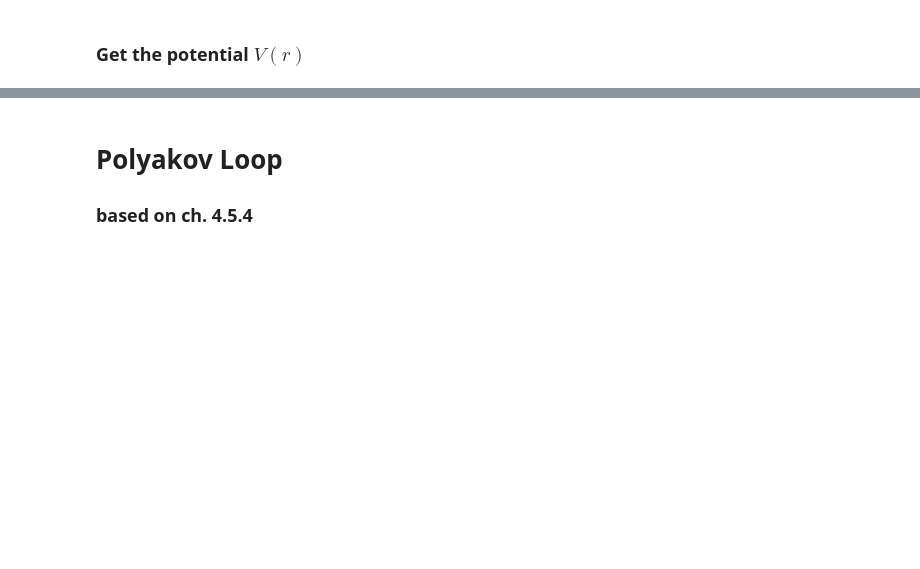
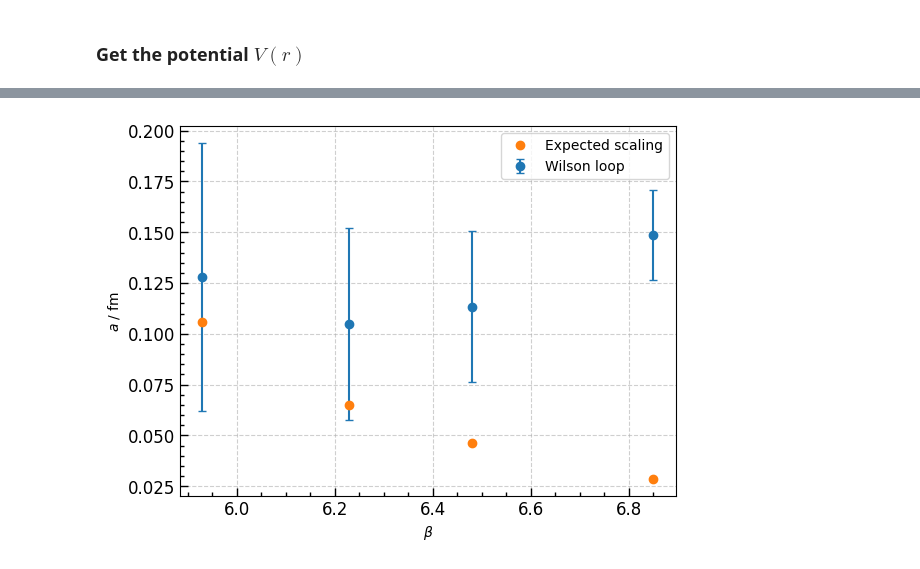
Before and after one commit to bordste1nkante/QuarkNichtDasEssen, a Jupyter notebook: Analysis/WilsonAndPolyakovrichtig.ipynb, the cells around one changed output, grey strips where cells are left out. Drawn from its saved outputs; the diff is of its cells as text; code cells hidden in the pictures; blank space fills up the shorter version.

```diff
--- a/Analysis/WilsonAndPolyakovrichtig.ipynb
+++ b/Analysis/WilsonAndPolyakovrichtig.ipynb
@@ -361,3 +388,29 @@ plt.show()
-# %% [markdown]
-# Polyakov Loop
-### based on ch. 4.5.4
+# %%
+beta = np.array([5.93, 6.23, 6.48, 6.85])
+
+a = np.array([0.128, 0.10473180094323488, 0.11338950359346325, 0.14851720764263154])
+a_err = np.array([0.066, 0.04729271994269493, 0.03703349363145528, 0.02201994429472431])
+a_exp = np.array([0.106, 0.06482742640609973, 0.046255987767519206, 0.028680825499451355])
+
+plt.figure()
+
+plt.errorbar(beta, a, yerr=a_err, fmt='o', capsize=3,label='Wilson loop')
+
+plt.plot(beta, a_exp, 'o', label='Expected scaling')
+
+plt.xlabel(r'$\beta$')
+plt.ylabel(r'$a$ / fm')
+
+plt.legend()
+
+plt.grid(True, linestyle='--', alpha=0.6)
+plt.minorticks_on()
+plt.tick_params(axis='both', which='major', direction='in', length=6, width=1)
+plt.tick_params(axis='both', which='minor', direction='in', length=3, width=1)
+
+
+plt.xticks(fontsize=12)
+plt.yticks(fontsize=12)
+plt.show()
+# %% [output]
+[figure, added]
```
Also changed, not shown: parts of 10 cells of this notebook, 28 other files.
